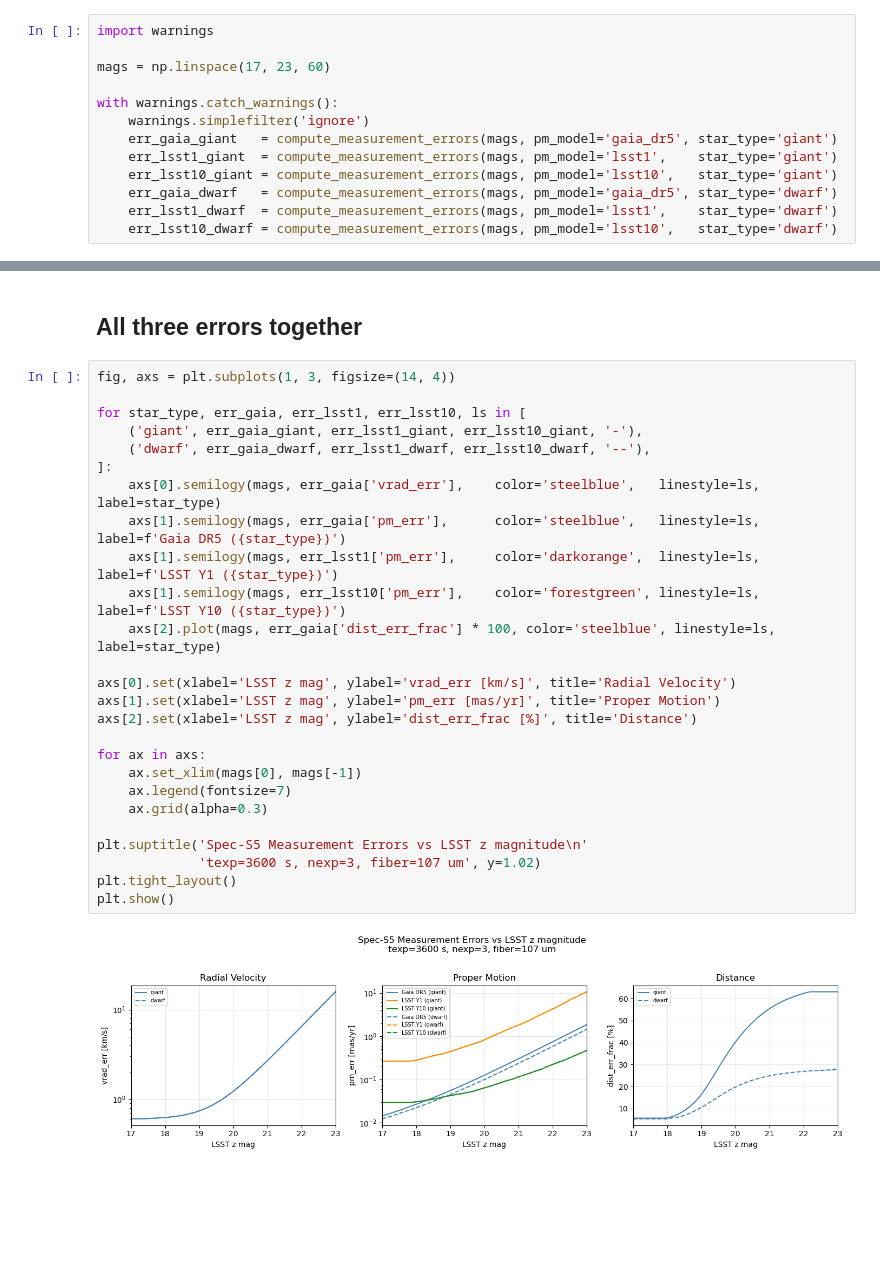
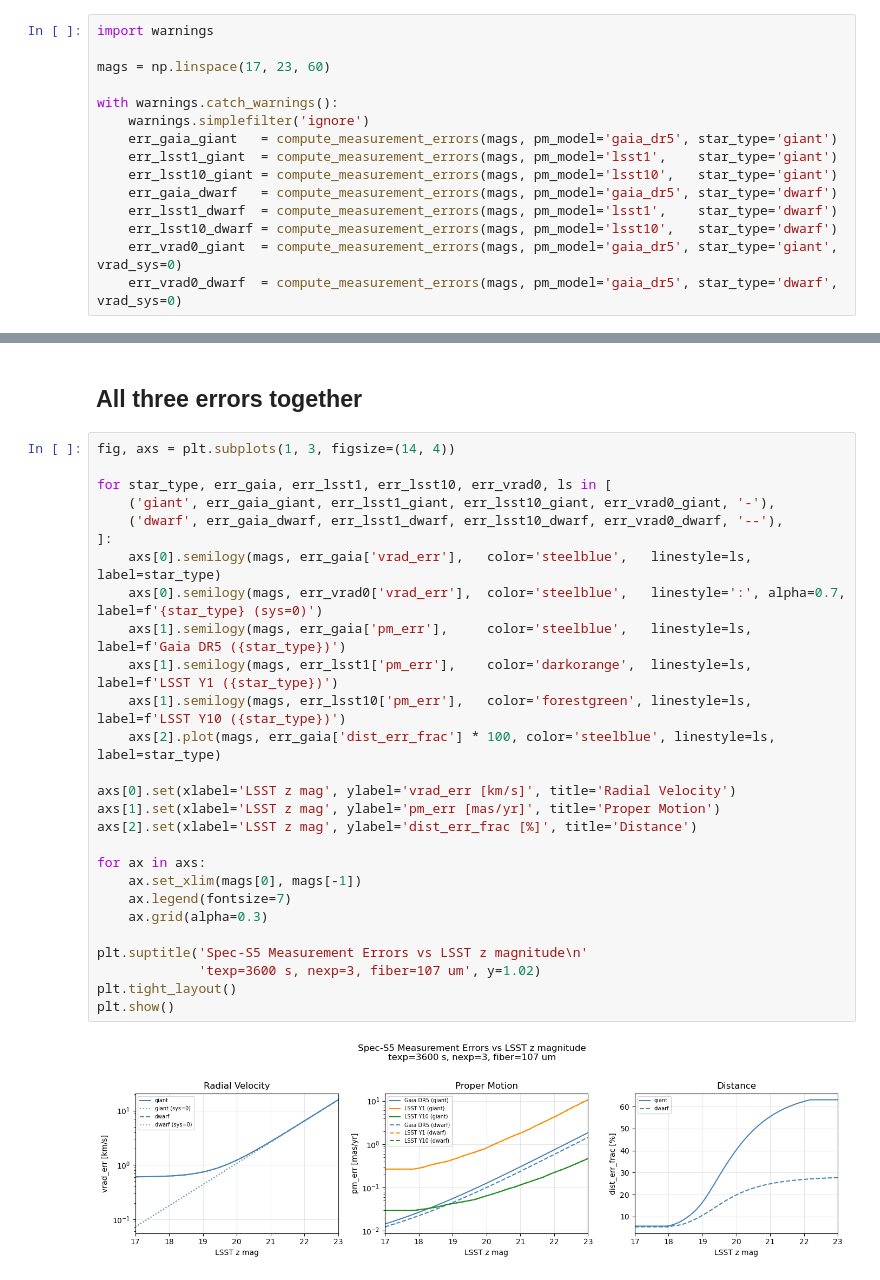
Before and after one commit to spec-s5/spec-s5-instrument, a Jupyter notebook: notebooks/measurement_errors_demo.ipynb, the cells around one changed output, grey strips where cells are left out. Cells and saved outputs as stored; diff of their text form; blank space fills up the shorter version.

```diff
--- a/notebooks/measurement_errors_demo.ipynb
+++ b/notebooks/measurement_errors_demo.ipynb
@@ -24,6 +24,8 @@ with warnings.catch_warnings():
     err_gaia_dwarf   = compute_measurement_errors(mags, pm_model='gaia_dr5', star_type='dwarf')
     err_lsst1_dwarf  = compute_measurement_errors(mags, pm_model='lsst1',    star_type='dwarf')
     err_lsst10_dwarf = compute_measurement_errors(mags, pm_model='lsst10',   star_type='dwarf')
+    err_vrad0_giant  = compute_measurement_errors(mags, pm_model='gaia_dr5', star_type='giant', vrad_sys=0)
+    err_vrad0_dwarf  = compute_measurement_errors(mags, pm_model='gaia_dr5', star_type='dwarf', vrad_sys=0)
 # %% [markdown]
 ## Radial velocity error
 # %%
@@ -84,28 +88,29 @@ plt.show()
 # %%
 fig, axs = plt.subplots(1, 3, figsize=(14, 4))
 
-for star_type, err_gaia, err_lsst1, err_lsst10, ls in [
-    ('giant', err_gaia_giant, err_lsst1_giant, err_lsst10_giant, '-'),
-    ('dwarf', err_gaia_dwarf, err_lsst1_dwarf, err_lsst10_dwarf, '--'),
+for star_type, err_gaia, err_lsst1, err_lsst10, err_vrad0, ls in [
+    ('giant', err_gaia_giant, err_lsst1_giant, err_lsst10_giant, err_vrad0_giant, '-'),
+    ('dwarf', err_gaia_dwarf, err_lsst1_dwarf, err_lsst10_dwarf, err_vrad0_dwarf, '--'),
 ]:
-    axs[0].semilogy(mags, err_gaia['vrad_err'],    color='steelblue',   linestyle=ls, label=star_type)
-    axs[1].semilogy(mags, err_gaia['pm_err'],      color='steelblue',   linestyle=ls, label=f'Gaia DR5 ({star_type})')
-    axs[1].semilogy(mags, err_lsst1['pm_err'],     color='darkorange',  linestyle=ls, label=f'LSST Y1 ({star_type})')
-    axs[1].semilogy(mags, err_lsst10['pm_err'],    color='forestgreen', linestyle=ls, label=f'LSST Y10 ({star_type})')
+    axs[0].semilogy(mags, err_gaia['vrad_err'],   color='steelblue',   linestyle=ls,  label=star_type)
+    axs[0].semilogy(mags, err_vrad0['vrad_err'],  color='steelblue',   linestyle=':', alpha=0.7, label=f'{star_type} (sys=0)')
+    axs[1].semilogy(mags, err_gaia['pm_err'],     color='steelblue',   linestyle=ls, label=f'Gaia DR5 ({star_type})')
+    axs[1].semilogy(mags, err_lsst1['pm_err'],    color='darkorange',  linestyle=ls, label=f'LSST Y1 ({star_type})')
+    axs[1].semilogy(mags, err_lsst10['pm_err'],   color='forestgreen', linestyle=ls, label=f'LSST Y10 ({star_type})')
     axs[2].plot(mags, err_gaia['dist_err_frac'] * 100, color='steelblue', linestyle=ls, label=star_type)
 
 axs[0].set(xlabel='LSST z mag', ylabel='vrad_err [km/s]', title='Radial Velocity')
 axs[1].set(xlabel='LSST z mag', ylabel='pm_err [mas/yr]', title='Proper Motion')
 axs[2].set(xlabel='LSST z mag', ylabel='dist_err_frac [%]', title='Distance')
 
 for ax in axs:
     ax.set_xlim(mags[0], mags[-1])
     ax.legend(fontsize=7)
     ax.grid(alpha=0.3)
 
 plt.suptitle('Spec-S5 Measurement Errors vs LSST z magnitude\n'
              'texp=3600 s, nexp=3, fiber=107 um', y=1.02)
 plt.tight_layout()
 plt.show()
 # %% [output]
-[figure, old version]
+[figure, new version]
```
Also changed, not shown: parts of 3 cells of this notebook.
